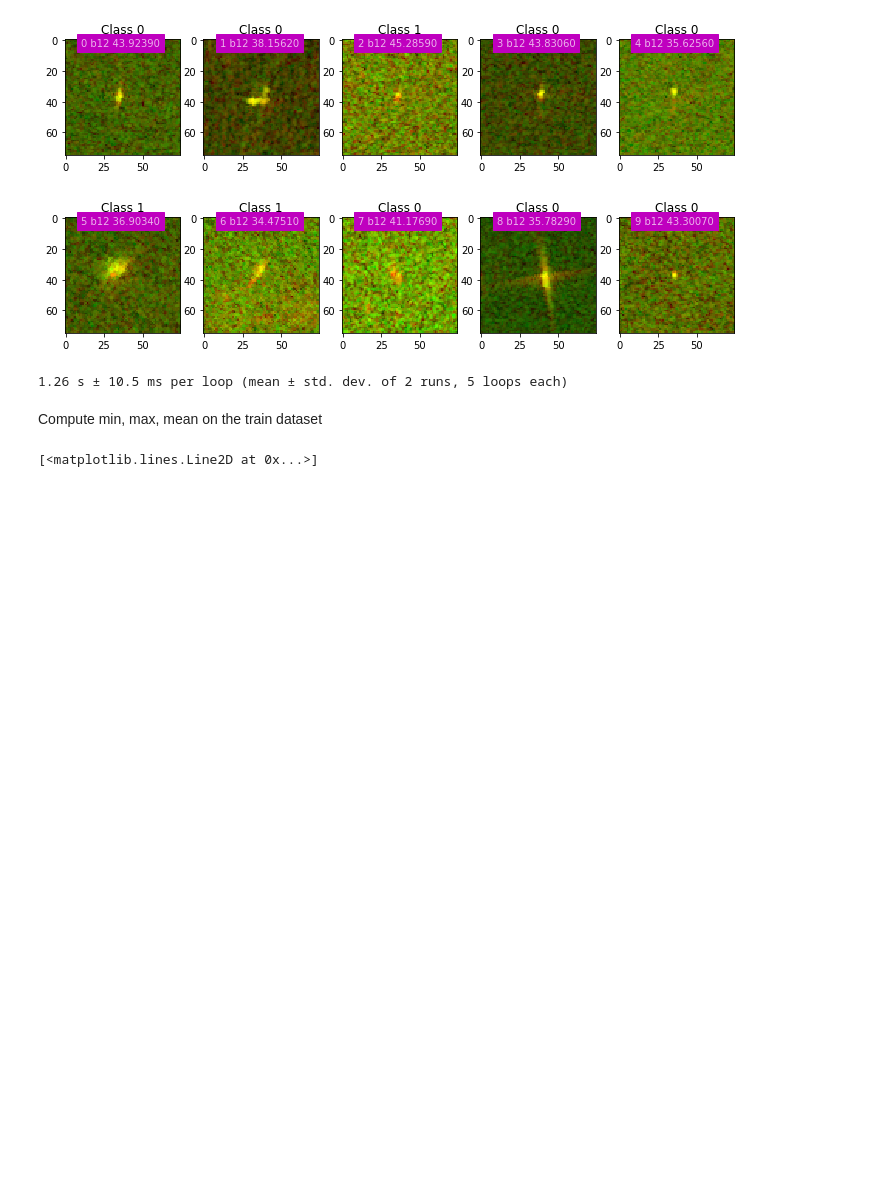
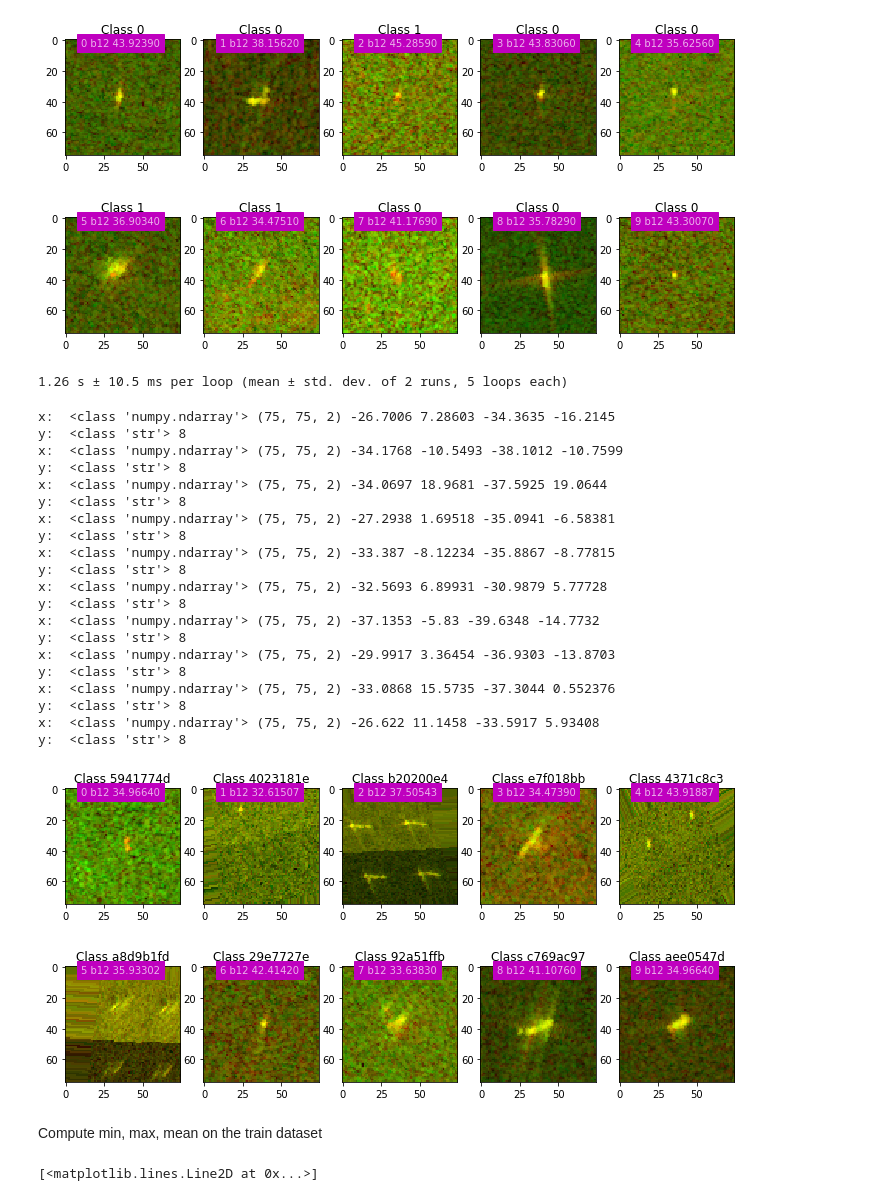
Before and after one commit to vfdev-5/IcebergClassification, a Jupyter notebook: notebooks/check_dataflow.ipynb, the cells around one changed output. Cells and saved outputs as stored; diff of their text form; code cells hidden in the pictures; blank space fills up the shorter version.

```diff
--- a/notebooks/check_dataflow.ipynb
+++ b/notebooks/check_dataflow.ipynb
@@ -54,6 +55,31 @@ for (x, a), y in trainval_ds:
     x.sum()
 # %% [output]
 1.26 s ± 10.5 ms per loop (mean ± std. dev. of 2 runs, 5 loops each)
+# %%
+display_dataset(test_ds, max_datapoints=10, show_info=True)
+# %% [output]
+x:  <class 'numpy.ndarray'> (75, 75, 2) -26.7006 7.28603 -34.3635 -16.2145
+y:  <class 'str'> 8
+x:  <class 'numpy.ndarray'> (75, 75, 2) -34.1768 -10.5493 -38.1012 -10.7599
+y:  <class 'str'> 8
+x:  <class 'numpy.ndarray'> (75, 75, 2) -34.0697 18.9681 -37.5925 19.0644
+y:  <class 'str'> 8
+x:  <class 'numpy.ndarray'> (75, 75, 2) -27.2938 1.69518 -35.0941 -6.58381
+y:  <class 'str'> 8
+x:  <class 'numpy.ndarray'> (75, 75, 2) -33.387 -8.12234 -35.8867 -8.77815
+y:  <class 'str'> 8
+x:  <class 'numpy.ndarray'> (75, 75, 2) -32.5693 6.89931 -30.9879 5.77728
+y:  <class 'str'> 8
+x:  <class 'numpy.ndarray'> (75, 75, 2) -37.1353 -5.83 -39.6348 -14.7732
+y:  <class 'str'> 8
+x:  <class 'numpy.ndarray'> (75, 75, 2) -29.9917 3.36454 -36.9303 -13.8703
+y:  <class 'str'> 8
+x:  <class 'numpy.ndarray'> (75, 75, 2) -33.0868 15.5735 -37.3044 0.552376
+y:  <class 'str'> 8
+x:  <class 'numpy.ndarray'> (75, 75, 2) -26.622 11.1458 -33.5917 5.93408
+y:  <class 'str'> 8
+[figure, added]
+[figure, added]
 # %% [markdown]
 Compute min, max, mean on the train dataset
 # %%
```
Also changed, not shown: parts of 9 cells of this notebook, 35 other files.
